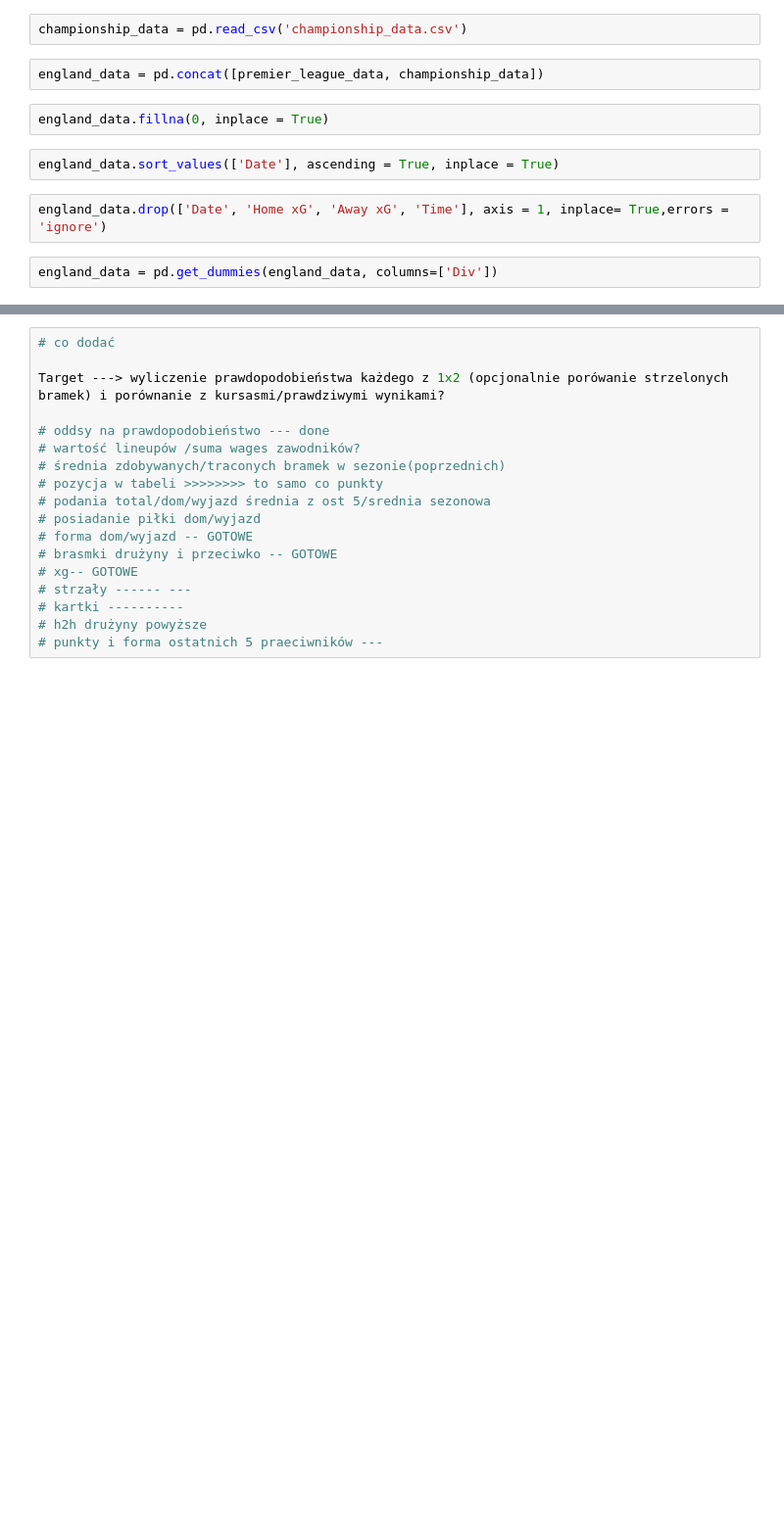
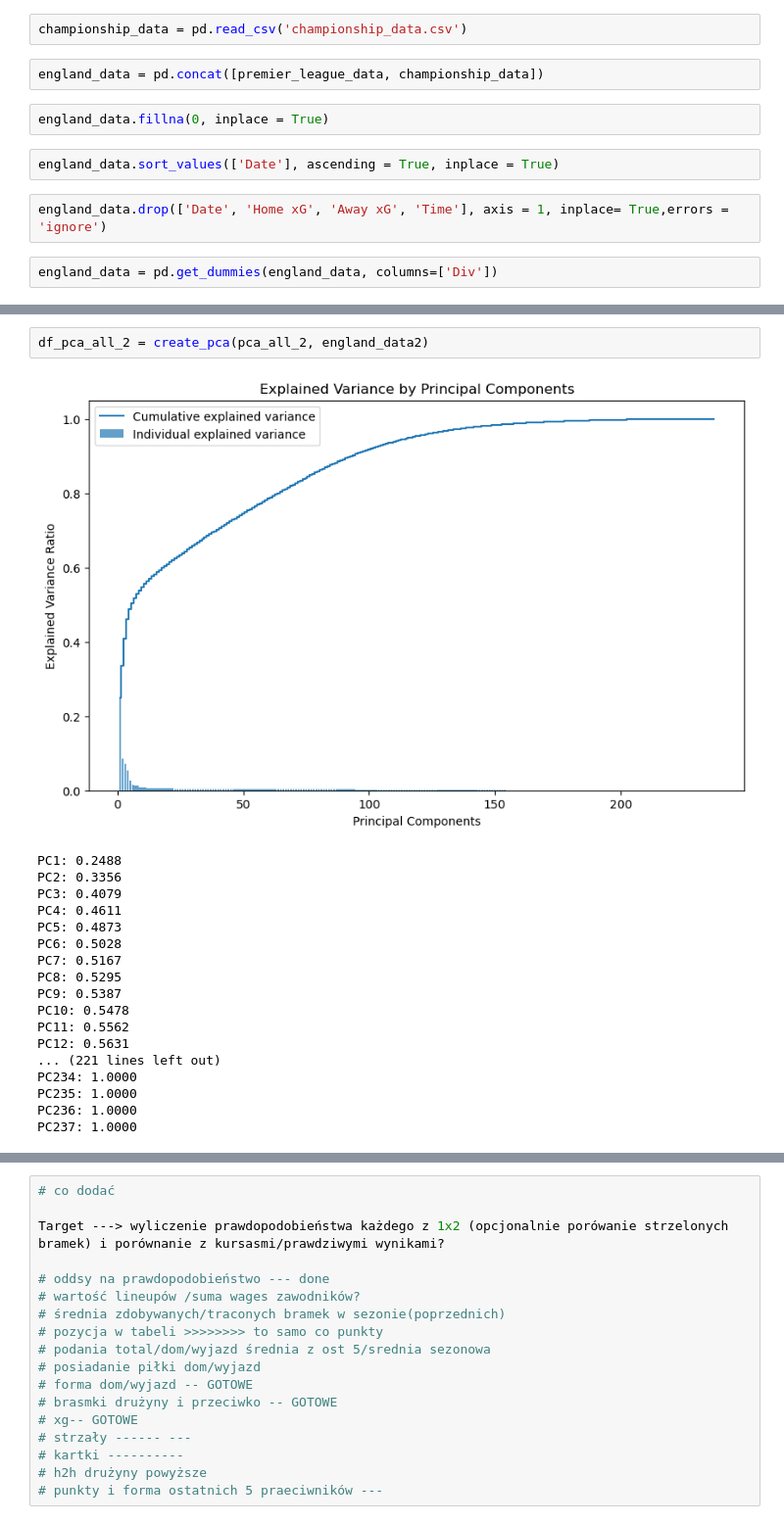
Before and after one commit to mcparaca/Football-betting-model, a Jupyter notebook: Football_predictions_bets_model/Data_preprocessing.ipynb, the cells around one changed output, grey strips where cells are left out. Shown at 98% size. Drawn from its saved outputs; the diff is of its cells as text; blank space fills up the shorter version.

```diff
--- a/Football_predictions_bets_model/Data_preprocessing.ipynb
+++ b/Football_predictions_bets_model/Data_preprocessing.ipynb
@@ -122,0 +284,21 @@ england_data
+# %%
+df_pca_all_2 = create_pca(pca_all_2, england_data2)
+# %% [output]
+[figure, added]
+PC1: 0.2488
+PC2: 0.3356
+PC3: 0.4079
+PC4: 0.4611
+PC5: 0.4873
+PC6: 0.5028
+PC7: 0.5167
+PC8: 0.5295
+PC9: 0.5387
+PC10: 0.5478
+PC11: 0.5562
+PC12: 0.5631
+... (221 lines left out)
+PC234: 1.0000
+PC235: 1.0000
+PC236: 1.0000
+PC237: 1.0000
```
Also changed, not shown: parts of 23 cells of this notebook, 2 other files.
